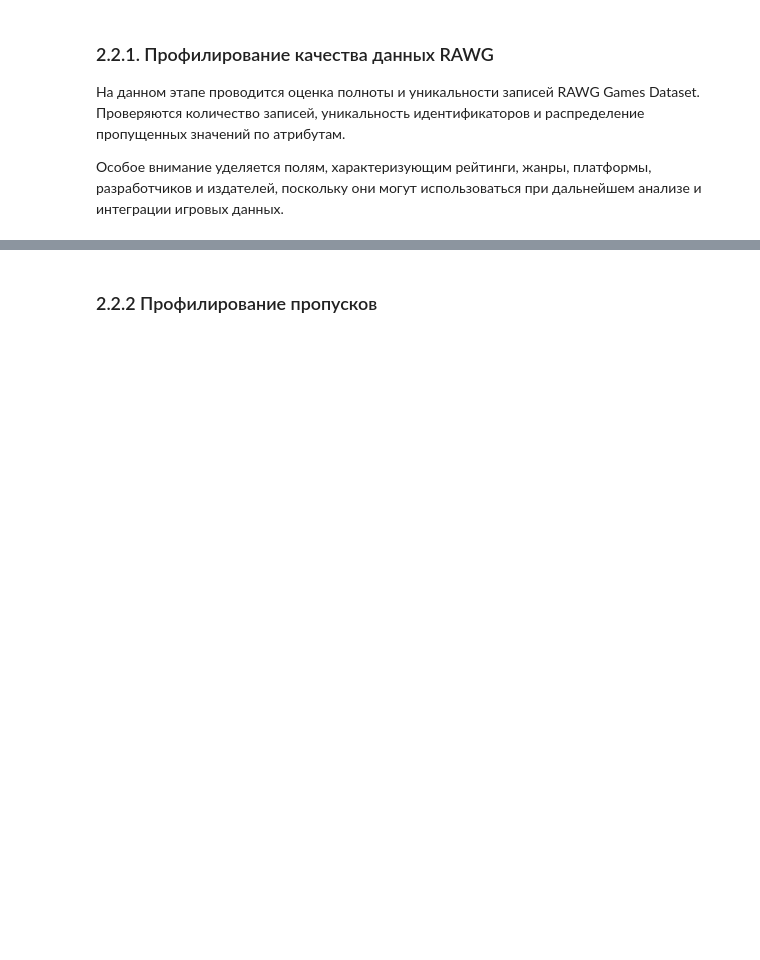
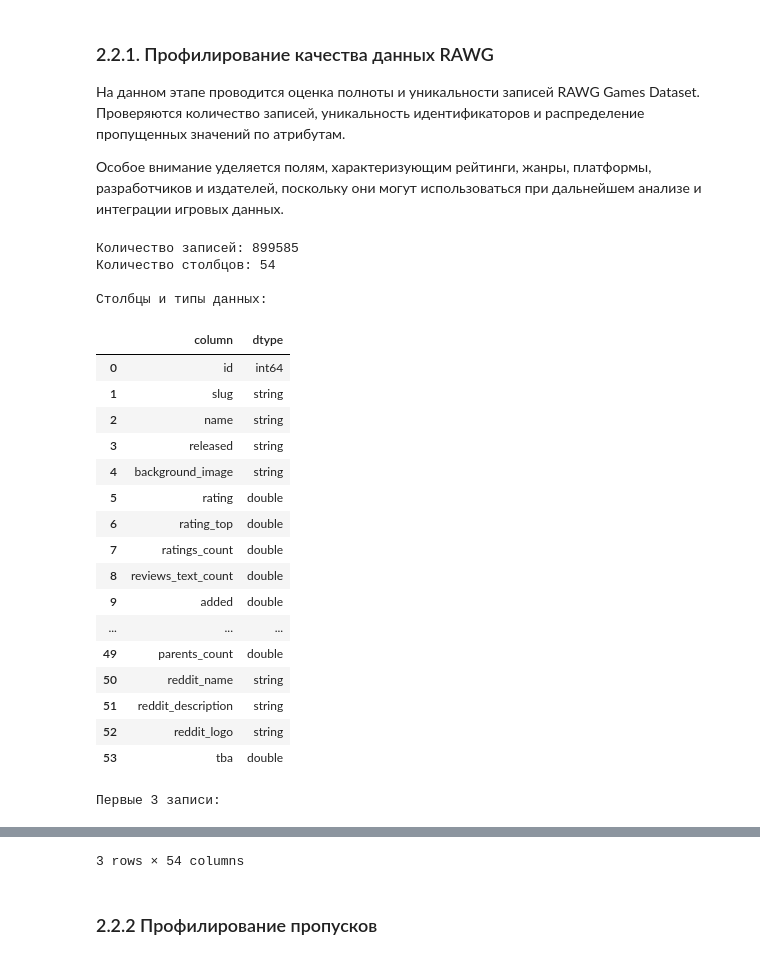
Before and after one commit to Dani-ldyaev/gaming-data-analysis, a Jupyter notebook: notebooks/2_3.ipynb, the cells around one changed output, grey strips where cells are left out. Saved outputs shown, nothing was run; the diff lists cells and outputs as text; code cells hidden in the pictures; blank space fills up the shorter version.

```diff
--- a/notebooks/2_3.ipynb
+++ b/notebooks/2_3.ipynb
@@ -656,3 +656,44 @@ display(nested_profile)
 На данном этапе проводится оценка полноты и уникальности записей RAWG Games Dataset. Проверяются количество записей, уникальность идентификаторов и распределение пропущенных значений по атрибутам.
 
 Особое внимание уделяется полям, характеризующим рейтинги, жанры, платформы, разработчиков и издателей, поскольку они могут использоваться при дальнейшем анализе и интеграции игровых данных.
+# %%
+import pyarrow.parquet as pq
+
+rawg_path = RAW / "rawg" / "videogames_data.parquet"
+rawg_file = pq.ParquetFile(rawg_path)
+
+print("Количество записей:", rawg_file.metadata.num_rows)
+print("Количество столбцов:", len(rawg_file.schema.names))
+
+print("\nСтолбцы и типы данных:")
+display(pd.DataFrame({
+    "column": rawg_file.schema_arrow.names,
+    "dtype": [str(t) for t in rawg_file.schema_arrow.types]
+}))
+
+print("\nПервые 3 записи:")
+rawg_sample = next(rawg_file.iter_batches(batch_size=3)).to_pandas()
+display(rawg_sample)
+# %% [output]
+Количество записей: 899585
+Количество столбцов: 54
+
+Столбцы и типы данных:
+|  | column | dtype |
+| 0 | id | int64 |
+| 1 | slug | string |
+| 2 | name | string |
+| 3 | released | string |
+| 4 | background_image | string |
+| 5 | rating | double |
+| 6 | rating_top | double |
+| 7 | ratings_count | double |
+| 8 | reviews_text_count | double |
+| 9 | added | double |
+| ... | ... | ... |
+| 49 | parents_count | double |
+| 50 | reddit_name | string |
+| 51 | reddit_description | string |
+| 52 | reddit_logo | string |
+| 53 | tba | double |
+Первые 3 записи:
@@ -659,3 +704,4 @@ display(nested_profile)
+3 rows × 54 columns
 # %% [markdown]
 ### 2.2.2 Профилирование пропусков
 # %%
```
Also changed, not shown: parts of 12 cells of this notebook.
